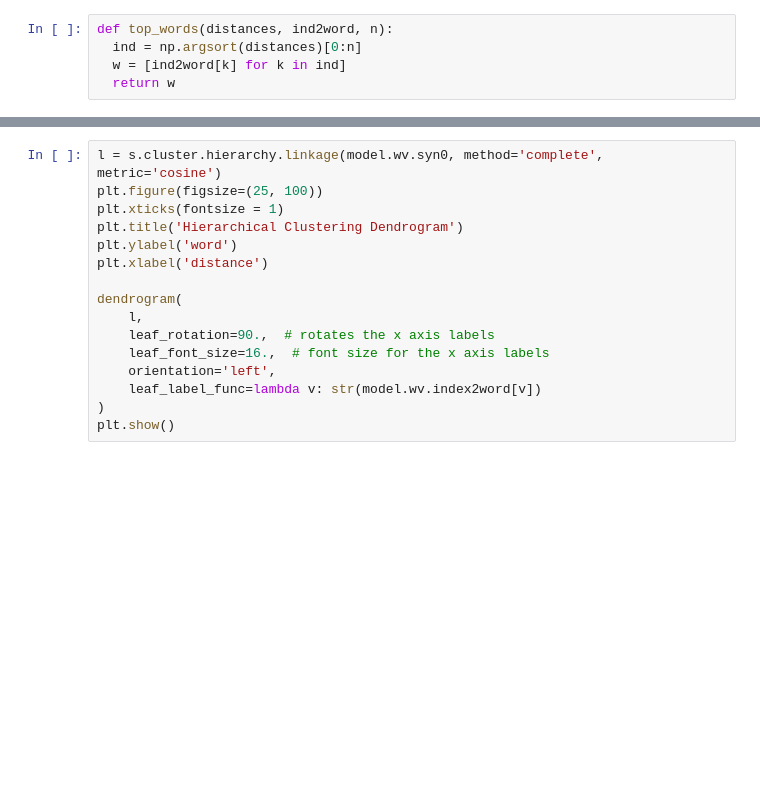
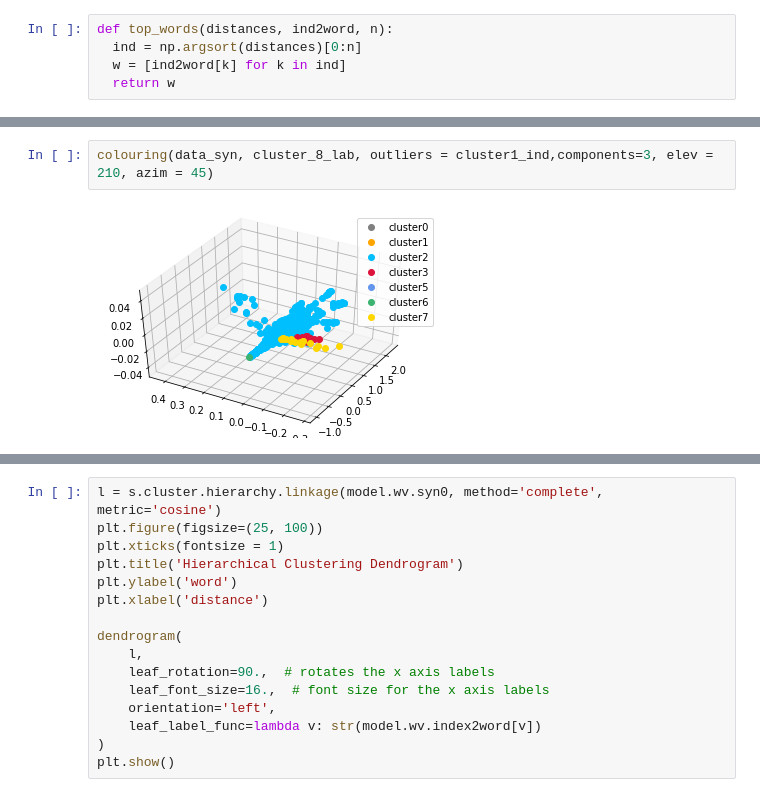
Before and after one commit to annie-lyu/word-embedding, a Jupyter notebook: hac_with_docvecs.ipynb, the cells around one changed output, grey strips where cells are left out. Drawn from its saved outputs; the diff is of its cells as text; blank space fills up the shorter version.

```diff
--- a/hac_with_docvecs.ipynb
+++ b/hac_with_docvecs.ipynb
@@ -131,0 +187,4 @@ NameError: ignored
+# %%
+colouring(data_syn, cluster_8_lab, outliers = cluster1_ind,components=3, elev = 210, azim = 45)
+# %% [output]
+[figure, added]
```
Also changed, not shown: parts of 27 cells of this notebook.
